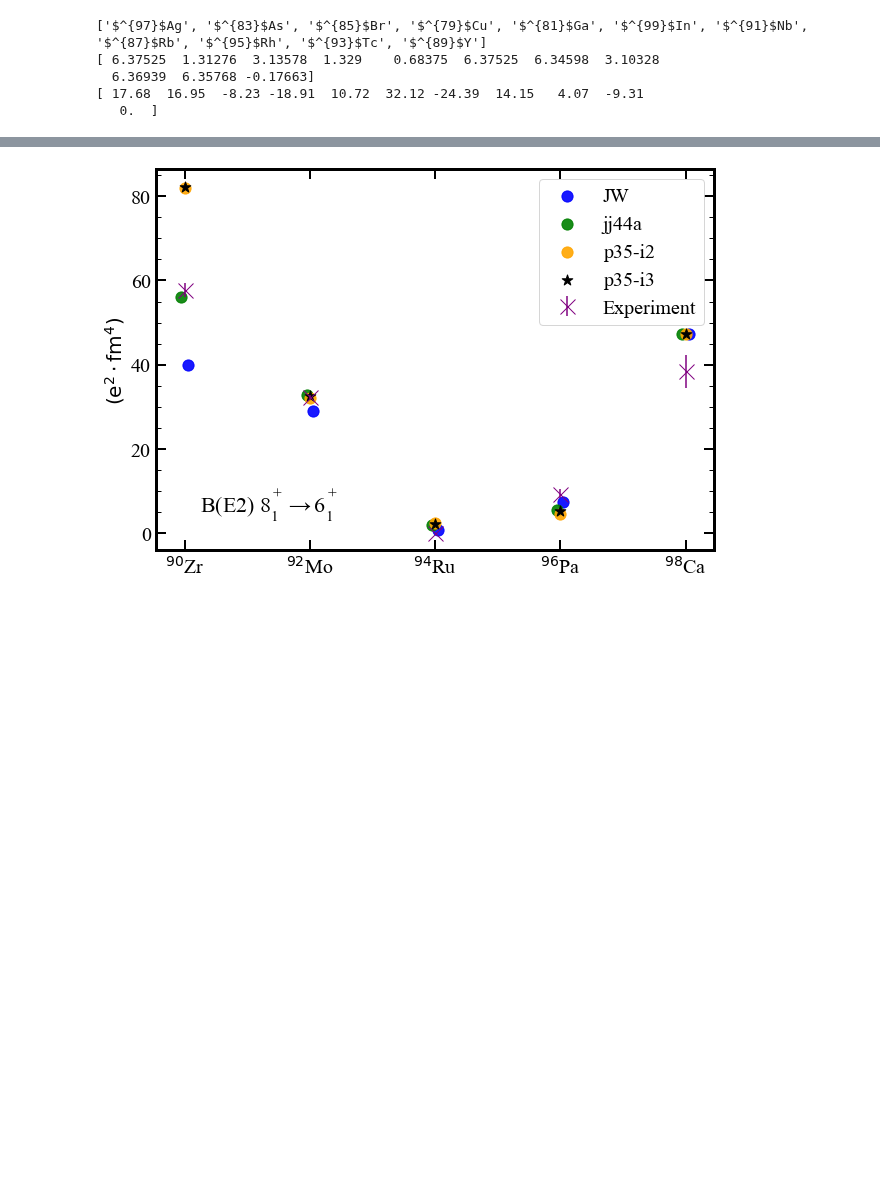
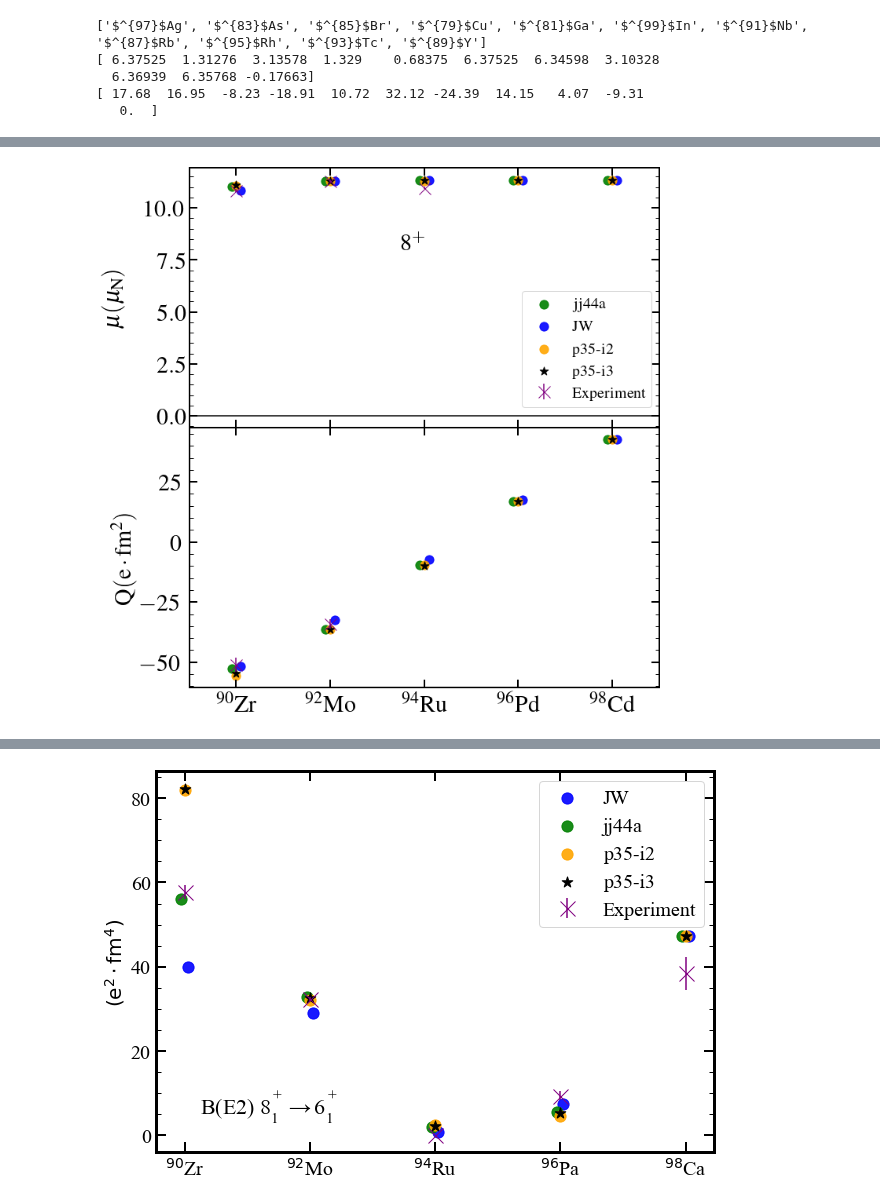
Before and after one commit to JordanPurcell/Research, a Jupyter notebook: plots/EM_properties.ipynb, the cells around one changed output, grey strips where cells are left out. Cells and saved outputs as stored; diff of their text form; code cells hidden in the pictures; blank space fills up the shorter version.

```diff
--- a/plots/EM_properties.ipynb
+++ b/plots/EM_properties.ipynb
@@ -230,3 +313,48 @@ odd_Q[1][4] = -1.27
+# %%
+#f, ax = plt.subplots(3,2, sharex='col', sharey='row', gridspec_kw={'width_ratios': [2, 1]})
+f, ax = plt.subplots(2,1, sharex='col', sharey='row', gridspec_kw={'width_ratios':[6]}, squeeze=False)
+f.set_figwidth(10)
+f.set_figheight(10)
+
+plt.setp(ax[1][0], xticks=m8_A, xticklabels=m8_ticks)
+
+xodd = [i for i in range(A_odd[0]-1, A_odd[len(A_odd)-1]+2)]
+xeven = [i for i in range(A_even[0]-1, A_even[len(A_even)-1]+3)]
+ax[1][0].set_xlim(89,99)
+ax[0][0].plot(xeven, np.zeros(len(xeven)), color='black', linestyle='solid')
+
+ax[0][0].scatter([m8_A[i] - 0.1 for i in range(len(m8_A))], even_mu8[0], color='green', s = 125, label='jj44a', alpha=0.9)
+ax[0][0].scatter([m8_A[i] + 0.1 for i in range(len(m8_A))], even_mu8[1], color='blue',  s = 125, label='JW', alpha=0.9)
+ax[0][0].scatter(m8_A, even_mu8[2], color='orange', s = 125, label='p35-i2', alpha=0.9)
+ax[0][0].scatter(m8_A, even_mu8[3], color='black', marker='*', s = 125, label='p35-i3')
+ax[0][0].errorbar([90, 92, 94], [10.84, 11.30, 10.97], yerr=[0.06, 0.05, 0.06],
+                    fmt='x', mfc='purple', mec='purple', ecolor='purple', ms=15, label='Experiment')
+
+ax[1][0].scatter([m8_A[i] - 0.1 for i in range(len(m8_A))], even_Q8[0], color='green', s = 125, label='jj44a', alpha=0.9)
+ax[1][0].scatter([m8_A[i] + 0.1 for i in range(len(m8_A))], even_Q8[1], color='blue',  s = 125, label='JW', alpha=0.9)
+ax[1][0].scatter(m8_A, even_Q8[2], color='orange', s = 125, label='p35-i2', alpha=0.9)
+ax[1][0].scatter(m8_A, even_Q8[3], color='black', marker='*', s = 125, label='p35-i3')
+ax[1][0].errorbar([90, 92], [-51, -34], yerr=[3, 2],
+                    fmt='x', mfc='purple', mec='purple', ecolor='purple', ms=15, label='Experiment')
+
+ax[0][0].tick_params(which="major", direction="in", right=True, top=True, length=10, width=2, labelsize=30)
+ax[0][0].tick_params(which="minor", direction="in", right=True, top=True, length=5, width=1, labelsize=30)
+ax[1][0].tick_params(which="major", direction="in", right=True, top=True, length=10, width=2, labelsize=30, pad = 10)
+ax[1][0].tick_params(which="minor", direction="in", right=True, top=True, length=5, width=1, labelsize=30)
+
+ax[0][0].set_ylabel('$\mathrm{\mu(\mu_{N})}$', labelpad=25, fontsize=30)
+ax[1][0].set_ylabel('$\mathrm{Q(e \cdot fm^2)}$', fontsize=30)
+
+ax[0][0].text(93.5, 8, '8$^{+}$', fontsize = 30)
+ax[0][0].legend(fontsize=20, bbox_to_anchor=(1, 0.05), loc="lower right").set_alpha(1)
+
+plt.tight_layout()
+plt.subplots_adjust(wspace=0, hspace=0)
+ax[0][0].minorticks_on()
+ax[1][0].minorticks_on()
+plt.show()
+# %% [output]
+[figure, added]
 # %%
 #f, ax = plt.subplots(3,2, sharex='col', sharey='row', gridspec_kw={'width_ratios': [2, 1]})
 f, ax = plt.subplots(2,3, sharex='col', sharey='row', gridspec_kw={'width_ratios':[6,6,5]})
```
Also changed, not shown: parts of 3 cells of this notebook, 2 other files.
